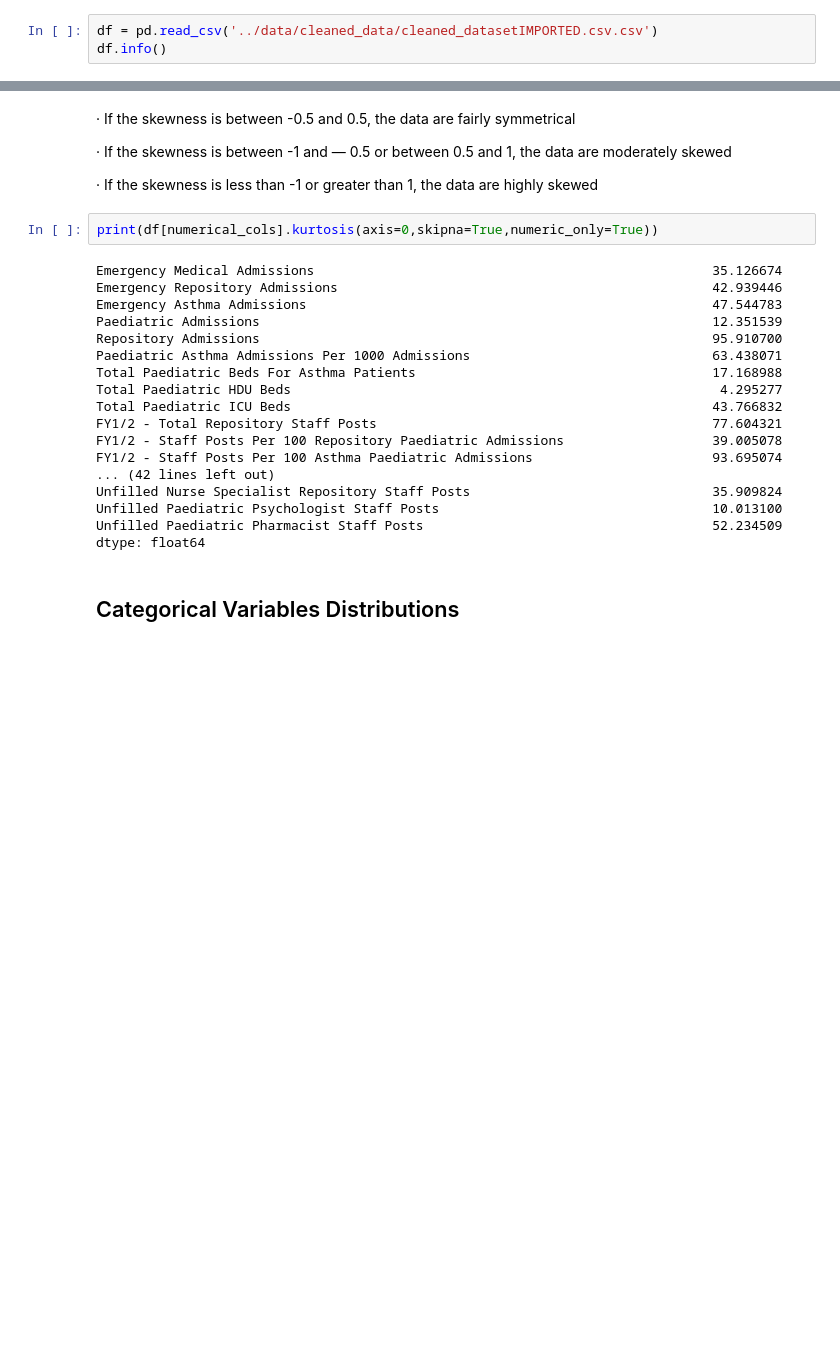
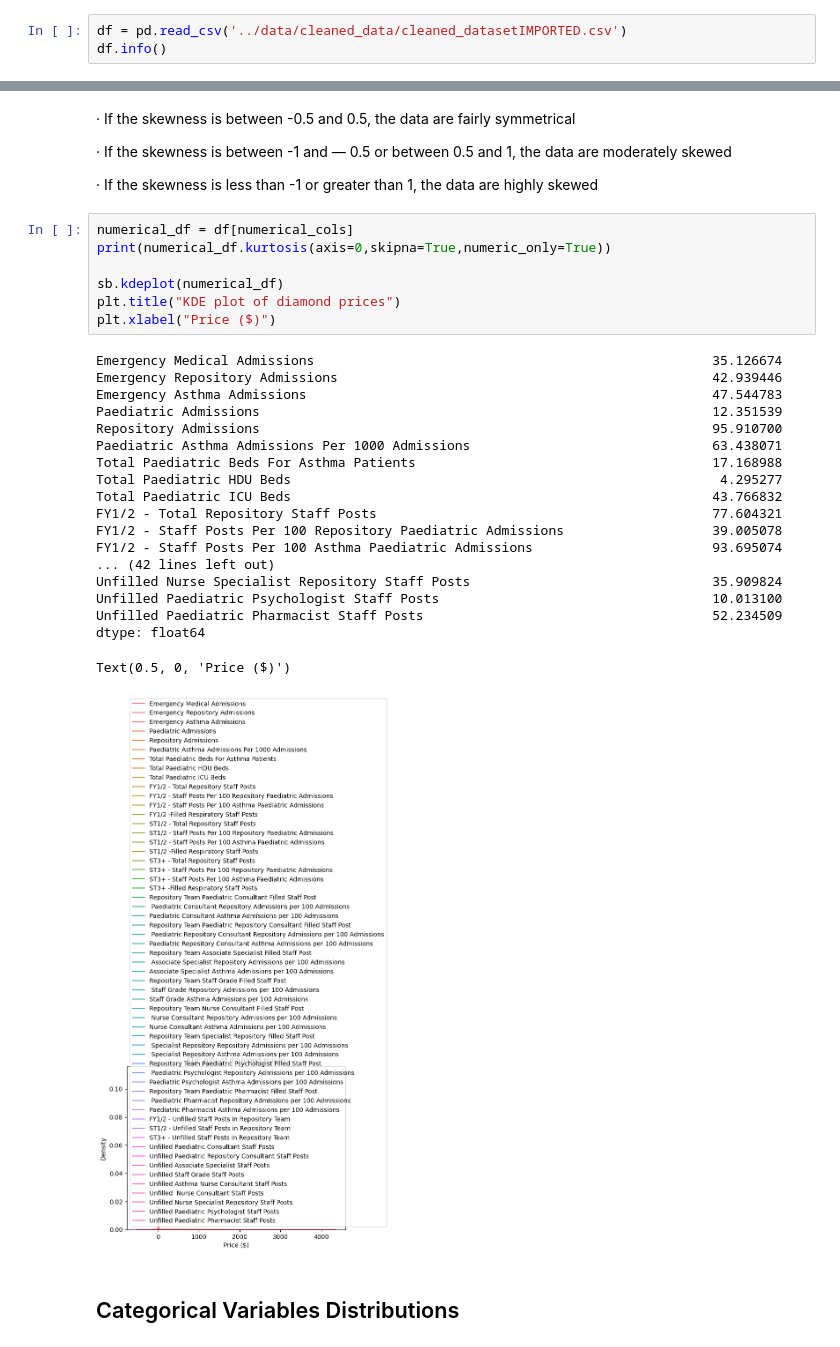
Before and after one commit to hannahannx/asthma-data-analysis, a Jupyter notebook: notebooks/data_exploration_analysis.ipynb, the cells around one changed output, grey strips where cells are left out. Saved outputs shown, nothing was run; the diff lists cells and outputs as text; blank space fills up the shorter version.

Commit message:
works on another pc - shows diagrams

```diff
--- a/notebooks/data_exploration_analysis.ipynb
+++ b/notebooks/data_exploration_analysis.ipynb
@@ -13,7 +15,7 @@ import plotly.express as px
 # %% [markdown]
 # Summary Statistics
 # %%
-df = pd.read_csv('../data/cleaned_data/cleaned_datasetIMPORTED.csv.csv')
+df = pd.read_csv('../data/cleaned_data/cleaned_datasetIMPORTED.csv')
 df.info()
 # %% [output]
 <class 'pandas.core.frame.DataFrame'>
@@ -166,25 +169,32 @@ dtype: float64
 
 · If the skewness is less than -1 or greater than 1, the data are highly skewed
 # %%
-print(df[numerical_cols].kurtosis(axis=0,skipna=True,numeric_only=True))
+numerical_df = df[numerical_cols]
+print(numerical_df.kurtosis(axis=0,skipna=True,numeric_only=True))
+
+sb.kdeplot(numerical_df)
+plt.title("KDE plot of diamond prices")
+plt.xlabel("Price ($)")
 # %% [output]
 Emergency Medical Admissions                                                   35.126674
 Emergency Repository Admissions                                                42.939446
 Emergency Asthma Admissions                                                    47.544783
 Paediatric Admissions                                                          12.351539
 Repository Admissions                                                          95.910700
 Paediatric Asthma Admissions Per 1000 Admissions                               63.438071
 Total Paediatric Beds For Asthma Patients                                      17.168988
 Total Paediatric HDU Beds                                                       4.295277
 Total Paediatric ICU Beds                                                      43.766832
 FY1/2 - Total Repository Staff Posts                                           77.604321
 FY1/2 - Staff Posts Per 100 Repository Paediatric Admissions                   39.005078
 FY1/2 - Staff Posts Per 100 Asthma Paediatric Admissions                       93.695074
 ... (42 lines left out)
 Unfilled Nurse Specialist Repository Staff Posts                               35.909824
 Unfilled Paediatric Psychologist Staff Posts                                   10.013100
 Unfilled Paediatric Pharmacist Staff Posts                                     52.234509
 dtype: float64
+Text(0.5, 0, 'Price ($)')
+[figure, added]
 # %% [markdown]
 ## Categorical Variables Distributions
 # %%
```
Also changed, not shown: parts of 4 cells of this notebook, 2 other files.
